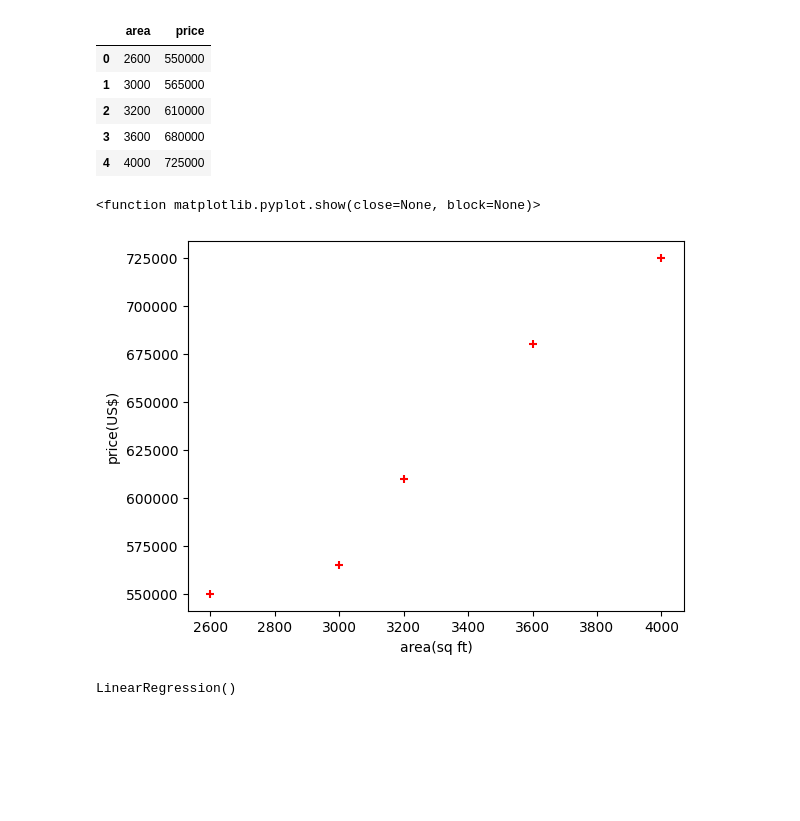
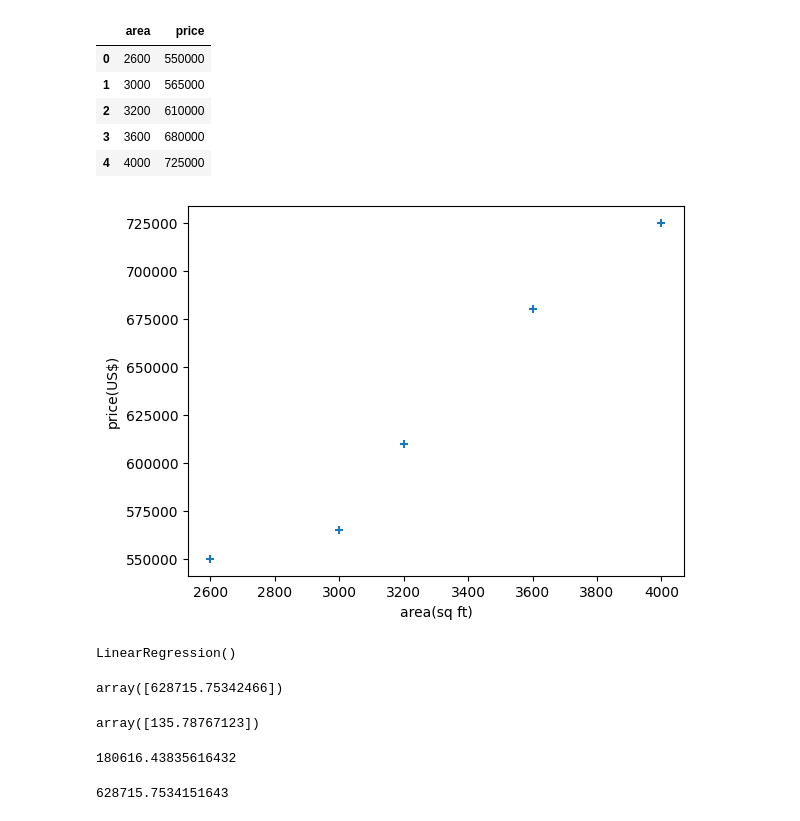
Before and after one commit to Pushkarjha002/Linear-Regression, a Jupyter notebook: linear regression in one variable/lec_2_home_prices.ipynb, the cells around one changed output. Cells and saved outputs as stored; diff of their text form; code cells hidden in the pictures; blank space fills up the shorter version.

```diff
--- a/linear regression in one variable/lec_2_home_prices.ipynb
+++ b/linear regression in one variable/lec_2_home_prices.ipynb
@@ -16,14 +16,30 @@ df
 # %%
 %matplotlib inline
 plt.xlabel('area(sq ft)')
 plt.ylabel('price(US$)')
-plt.scatter(df.area,df.price,color='red',marker='+')
-plt.show
+plt.scatter(df.area,df.price,marker='+')
+plt.show()
 # %% [output]
-<function matplotlib.pyplot.show(close=None, block=None)>
-[figure, old version]
+[figure, new version]
 # %%
 reg=linear_model.LinearRegression()
 reg.fit(df[['area']],df.price)
 # %% [output]
 LinearRegression()
+# %%
+reg.predict([[3300]])
+# %% [output]
+array([628715.75342466])
+# %%
+reg.coef_
+# %% [output]
+array([135.78767123])
+# %%
+reg.intercept_
+# %% [output]
+180616.43835616432
+# %%
+# y=m*x+b
+135.78767123*3300+180616.43835616432
+# %% [output]
+628715.7534151643
```
Also changed, not shown: parts of 7 cells of this notebook.
